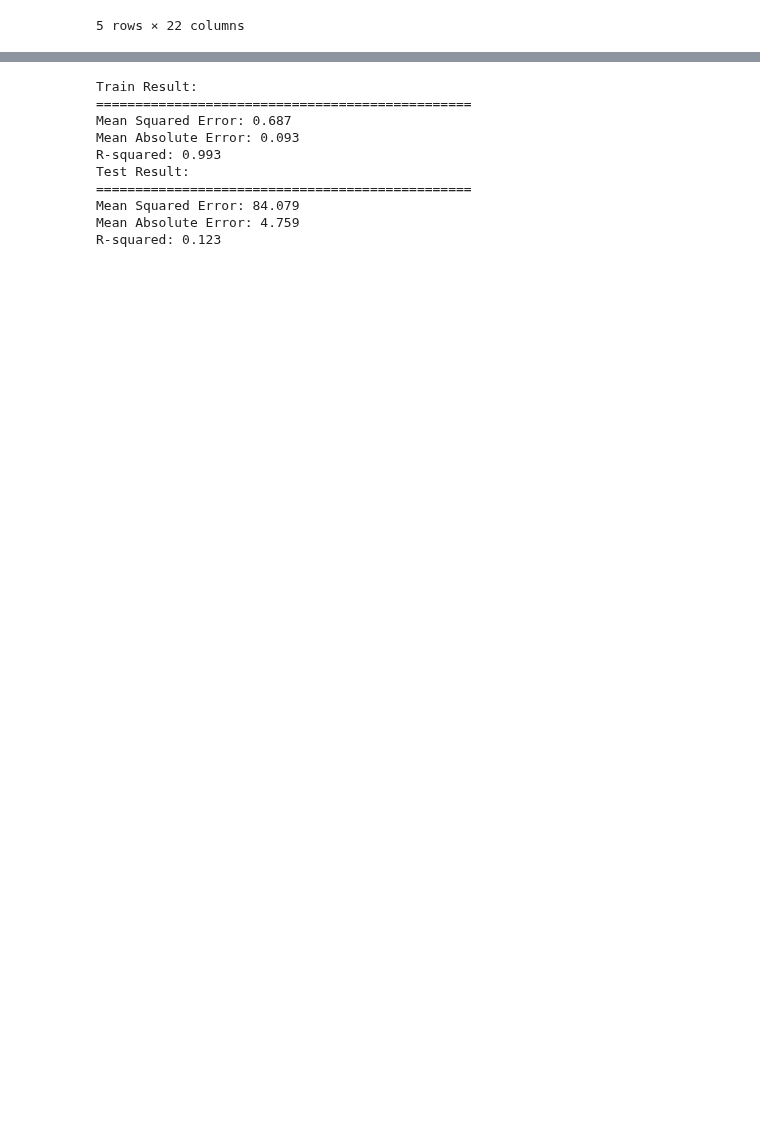
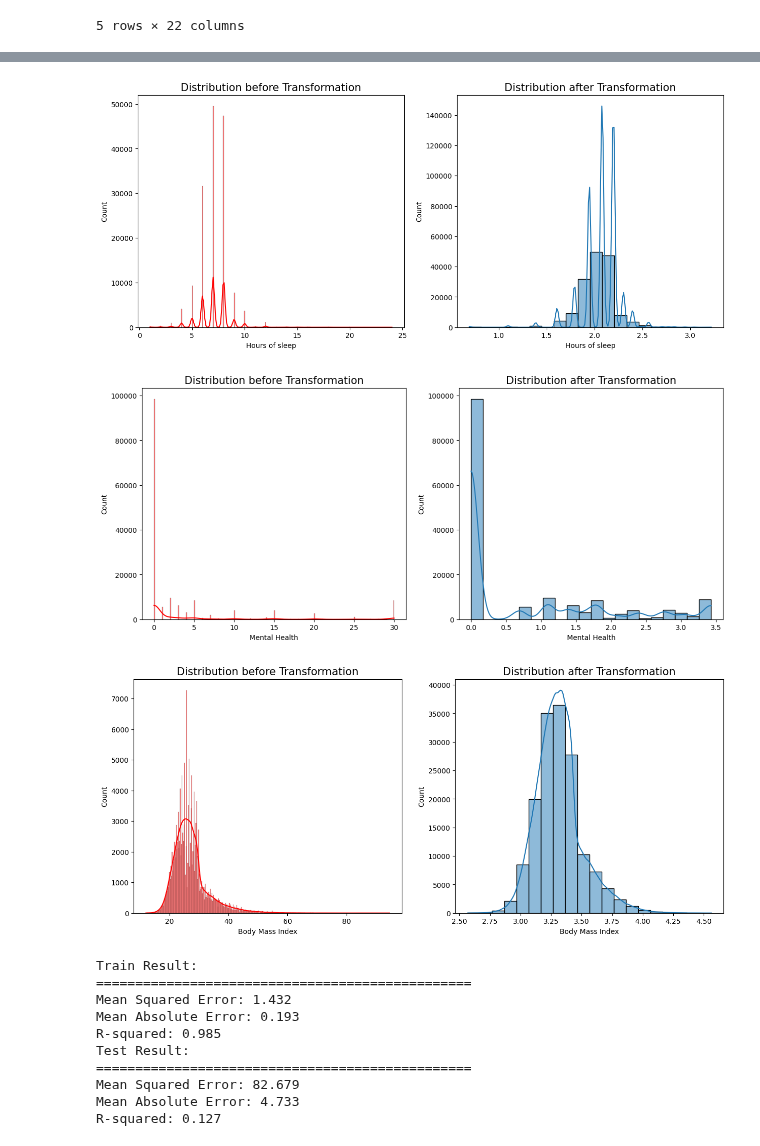
Before and after one commit to Dadd0/AI_MedCare_282401, a Jupyter notebook: medcenter_new.ipynb, the cells around one changed output, grey strips where cells are left out. Saved outputs shown, nothing was run; the diff lists cells and outputs as text; code cells hidden in the pictures; blank space fills up the shorter version.

```diff
--- a/medcenter_new.ipynb
+++ b/medcenter_new.ipynb
@@ -33,7 +33,8 @@ condition = (
         (medcenter_df['Body Mass Index'] <15 ) |
         (medcenter_df['Diabetes'] == 'Y') |
         (medcenter_df['Torsades de Pointes'] == 'Y') |
-        (medcenter_df['Mental Health'] > 5)
+        (medcenter_df['Mental Health'] > 5) |
+        (medcenter_df['History of Stroke'] == 'Y')
 
     )
 )
@@ -75,5 +52,26 @@ sns.pairplot(df, hue='Physical Health', diag_kind='hist')
 # %%
 df.reset_index(inplace=True, drop = True)
+# %%
+def logTransform(data, feature):
+    # Create a copy of the original DataFrame
+    data_copy = data.copy()
+
+    # Apply the log transformation to the specified column
+    data_copy[feature] = np.log1p(data_copy[feature])
+
+    # Plot the distribution before and after transformation
+    plt.figure(figsize=(15, 6))
+    plt.subplot(1, 2, 1)
+    plt.title("Distribution before Transformation", fontsize=15)
+    sns.histplot(data[feature], kde=True, color="red")
+
+    plt.subplot(1, 2, 2)
+    plt.title("Distribution after Transformation", fontsize=15)
+    sns.histplot(data_copy[feature], bins=20, kde=True, legend=False)
+    plt.xlabel(feature)
+    plt.show()
+
+    return data_copy
 # %%
 from sklearn.preprocessing import OneHotEncoder, LabelEncoder
 
@@ -134,6 +136,13 @@ plt.show()
 # %%
 column_to_drop = ['Ethnicity_Black','Ethnicity_Asian','Gender_M','Ethnicity_Hispanic',  'Ethnicity_Other', 'Ethnicity_White', 'Skin Cancer_Y','How many Drinks per Week_Y']
 df.drop(column_to_drop, axis = 1, inplace=True)
+# %%
+for feature in numerical_features[:3]:
+    df = logTransform(df, feature)
+# %% [output]
+[figure, added]
+[figure, added]
+[figure, added]
 # %%
 from sklearn.model_selection import train_test_split
 
@@ -184,14 +193,14 @@ print_score(tree_reg, X_train, y_train, X_test, y_test, train=False)
 # %% [output]
 Train Result:
 ================================================
-Mean Squared Error: 0.687
-Mean Absolute Error: 0.093
-R-squared: 0.993
+Mean Squared Error: 1.432
+Mean Absolute Error: 0.193
+R-squared: 0.985
 Test Result:
 ================================================
-Mean Squared Error: 84.079
-Mean Absolute Error: 4.759
-R-squared: 0.123
+Mean Squared Error: 82.679
+Mean Absolute Error: 4.733
+R-squared: 0.127
 # %%
 from sklearn.model_selection import GridSearchCV
 
```
Also changed, not shown: parts of 11 cells of this notebook.
